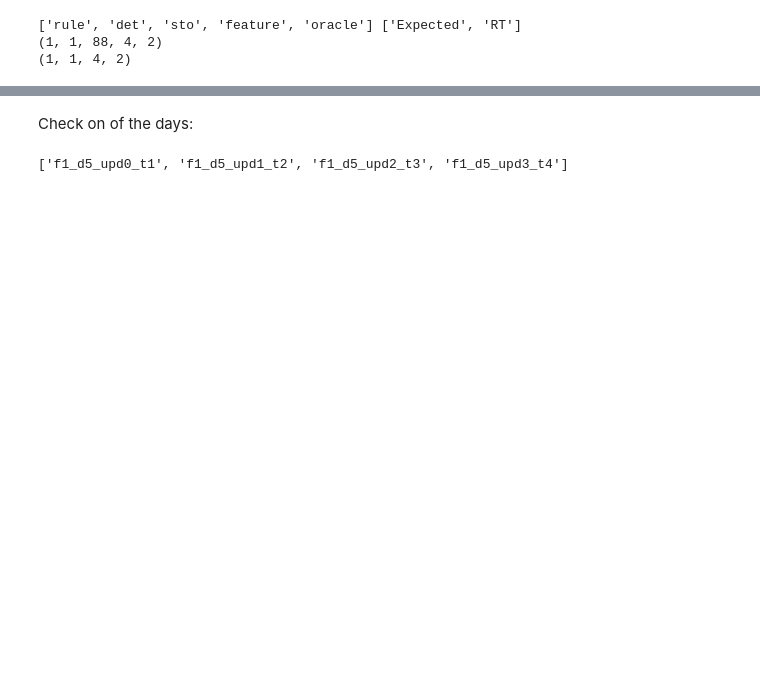
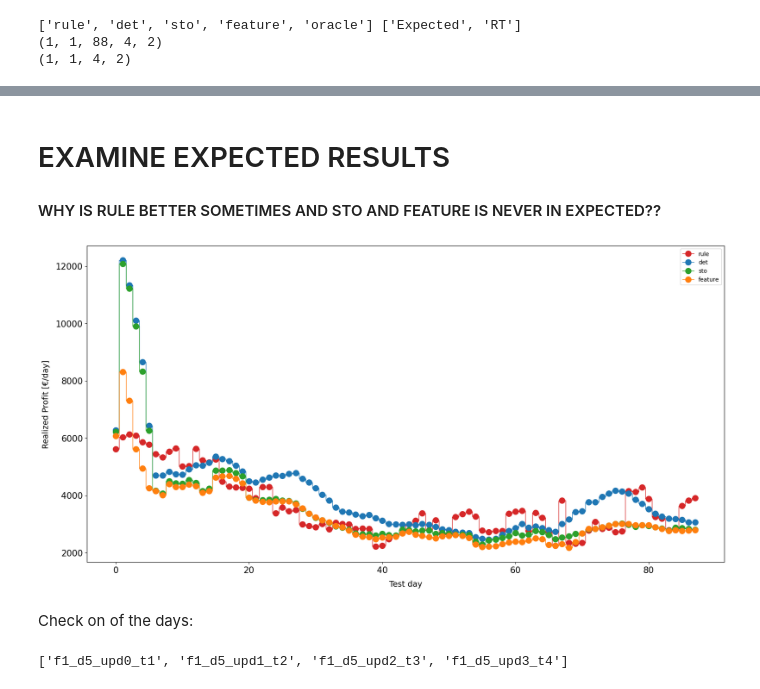
Before and after one commit to junesooshin/lightenup, a Jupyter notebook: Model and Result Examination/Results - Base case - GA.ipynb, the cells around one changed output, grey strips where cells are left out. Saved outputs shown, nothing was run; the diff lists cells and outputs as text; code cells hidden in the pictures; blank space fills up the shorter version.

```diff
--- a/Model and Result Examination/Results - Base case - GA.ipynb
+++ b/Model and Result Examination/Results - Base case - GA.ipynb
@@ -104,3 +199,10 @@ print(table)
+# %% [markdown]
+# EXAMINE EXPECTED RESULTS
+#### WHY IS RULE BETTER SOMETIMES AND STO AND FEATURE IS NEVER IN EXPECTED??
+# %%
+plot_each_test_day_Profit(data_Exp,['rule','det','sto','feature'],x_axis,'steps-mid')
+# %% [output]
+[figure, added]
 # %% [markdown]
 Check on of the days:
 # %%
```
Also changed, not shown: parts of 23 cells of this notebook, 11 other files.
